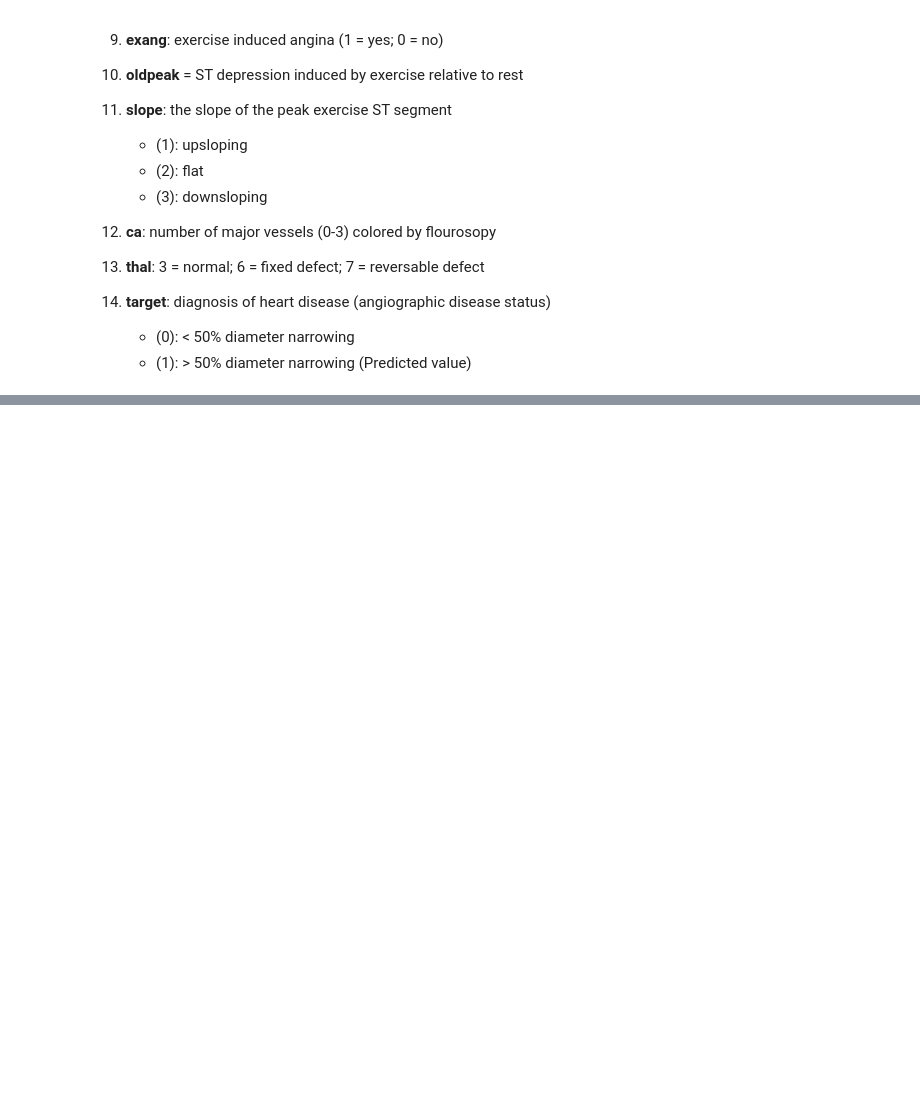
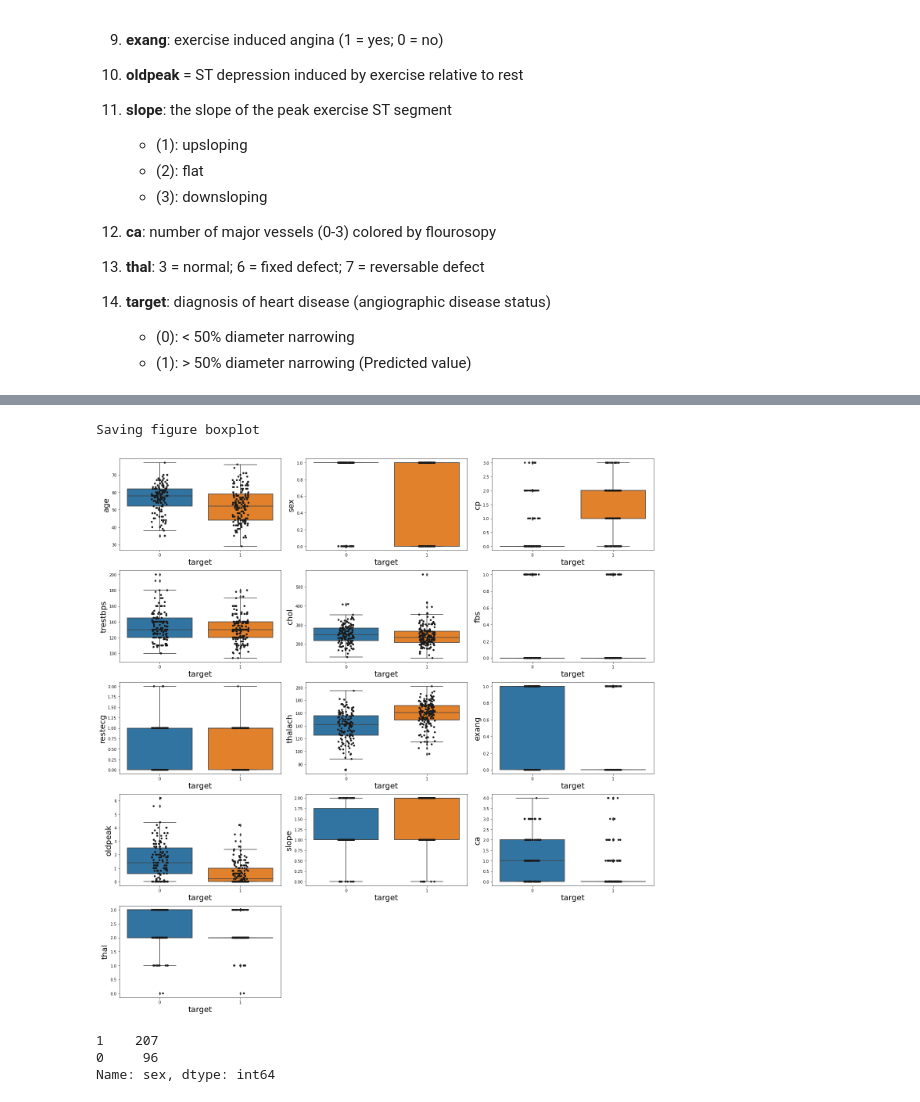
Before and after one commit to s-bose/heart_disease_classification, a Jupyter notebook: heart_disease.ipynb, the cells around one changed output, grey strips where cells are left out. Saved outputs shown, nothing was run; the diff lists cells and outputs as text; code cells hidden in the pictures; blank space fills up the shorter version.

```diff
--- a/heart_disease.ipynb
+++ b/heart_disease.ipynb
@@ -70,0 +106,25 @@ heart_df
+# %%
+n_cols = len(heart_df.columns) - 1
+fig, ax = plt.subplots(nrows=5, ncols=3, figsize=(20, 20))
+
+for i in range(ax.shape[0]):
+    for j in range(ax.shape[1]):
+        idx = i*ax.shape[1] + j
+        if not (idx > 12):
+            col = heart_df.columns[idx]
+            ax[i][j].xaxis.get_label().set_fontsize(20)
+            ax[i][j].yaxis.get_label().set_fontsize(20)
+            sns.boxplot(x='target', y=col, data=heart_df, ax=ax[i][j])
+            sns.stripplot(x='target', y=col, data=heart_df, ax=ax[i][j], color='.1')
+fig.delaxes(ax[4][1])
+fig.delaxes(ax[4][2])
+utils.save_fig('boxplot')
+# %% [output]
+Saving figure boxplot
+[figure, added]
+# %%
+heart_df['sex'].value_counts()
+# %% [output]
+1    207
+0     96
+Name: sex, dtype: int64
```
Also changed, not shown: parts of 6 cells of this notebook, 4 other files.
